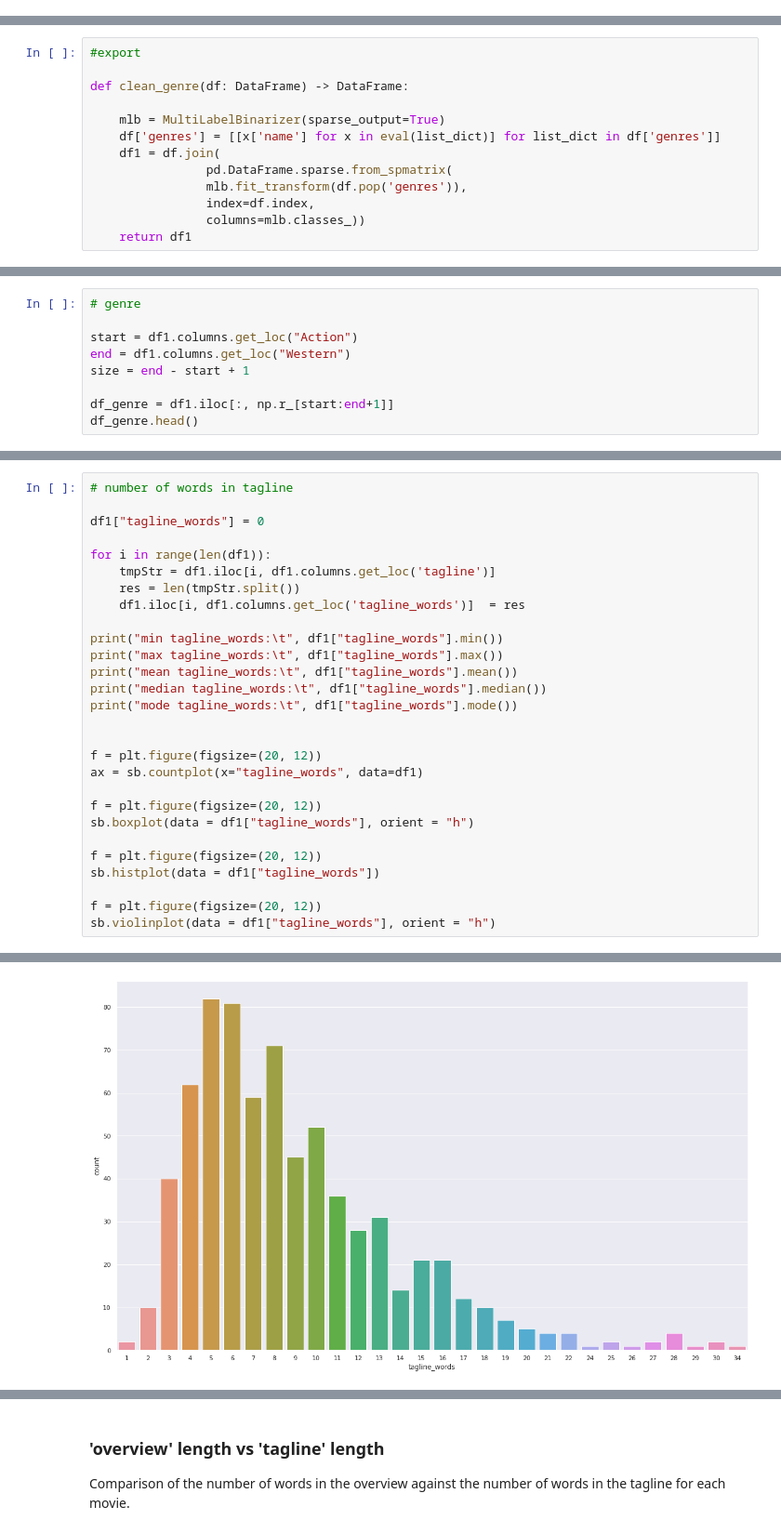
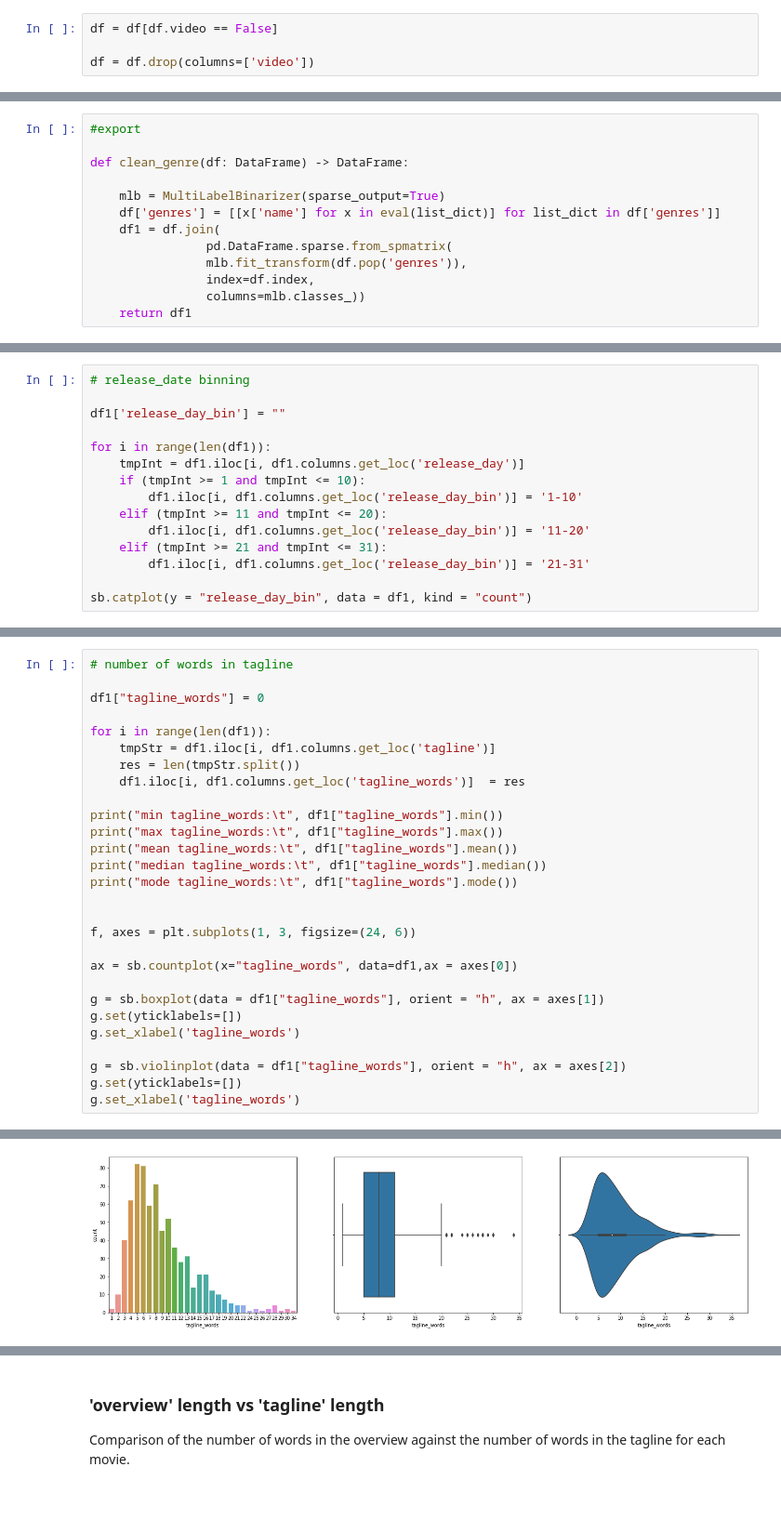
Before and after one commit to Benjamintdk/DSAI-Project, a Jupyter notebook: 01_eda.ipynb, the cells around one changed output, grey strips where cells are left out. Shown at 93% size. Saved outputs shown, nothing was run; the diff lists cells and outputs as text; blank space fills up the shorter version.

```diff
--- a/01_eda.ipynb
+++ b/01_eda.ipynb
@@ -66,0 +120,4 @@ At this point 'release_date' will also be parsed as datetime. We will create 're
+# %%
+df = df[df.video == False]
+
+df = df.drop(columns=['video'])
@@ -201,0 +291,15 @@ dtype: object
+# %%
+# release_date binning
+
+df1['release_day_bin'] = ""
+
+for i in range(len(df1)):
+    tmpInt = df1.iloc[i, df1.columns.get_loc('release_day')]
+    if (tmpInt >= 1 and tmpInt <= 10):
+        df1.iloc[i, df1.columns.get_loc('release_day_bin')] = '1-10'
+    elif (tmpInt >= 11 and tmpInt <= 20):
+        df1.iloc[i, df1.columns.get_loc('release_day_bin')] = '11-20'
+    elif (tmpInt >= 21 and tmpInt <= 31):
+        df1.iloc[i, df1.columns.get_loc('release_day_bin')] = '21-31'
+
+sb.catplot(y = "release_day_bin", data = df1, kind = "count")
@@ -205,9 +326,0 @@ We will first extract the genre columns to a separate dataframe for ease of anal
-# %%
-# genre
-
-start = df1.columns.get_loc("Action")
-end = df1.columns.get_loc("Western")
-size = end - start + 1
-
-df_genre = df1.iloc[:, np.r_[start:end+1]]
-df_genre.head()
@@ -344,17 +512,17 @@ print("median tagline_words:\t", df1["tagline_words"].median())
 print("mode tagline_words:\t", df1["tagline_words"].mode())
 
 
-f = plt.figure(figsize=(20, 12))
-ax = sb.countplot(x="tagline_words", data=df1)
+f, axes = plt.subplots(1, 3, figsize=(24, 6))
 
-f = plt.figure(figsize=(20, 12))
-sb.boxplot(data = df1["tagline_words"], orient = "h")
+ax = sb.countplot(x="tagline_words", data=df1,ax = axes[0])
 
-f = plt.figure(figsize=(20, 12))
-sb.histplot(data = df1["tagline_words"])
+g = sb.boxplot(data = df1["tagline_words"], orient = "h", ax = axes[1])
+g.set(yticklabels=[])
+g.set_xlabel('tagline_words')
 
-f = plt.figure(figsize=(20, 12))
-sb.violinplot(data = df1["tagline_words"], orient = "h")
+g = sb.violinplot(data = df1["tagline_words"], orient = "h", ax = axes[2])
+g.set(yticklabels=[])
+g.set_xlabel('tagline_words')
 # %% [output]
 min tagline_words:       1
 max tagline_words:       34
@@ -366 +534 @@ dtype: int64
-[figure, old version]
+[figure, new version]
```
Also changed, not shown: parts of 73 cells of this notebook.
